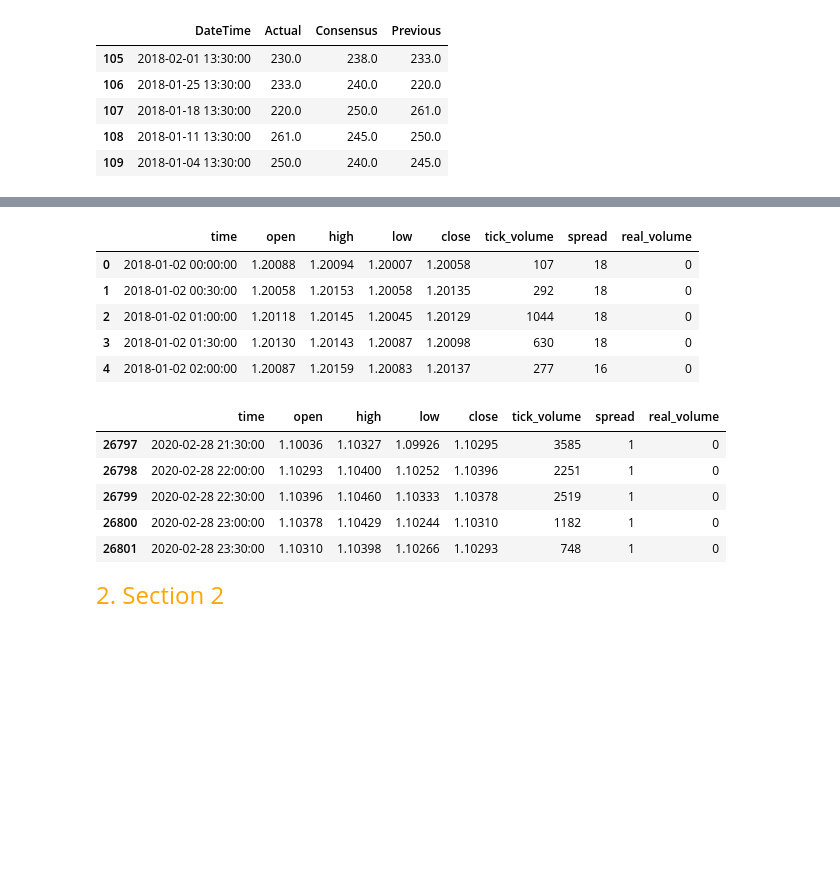
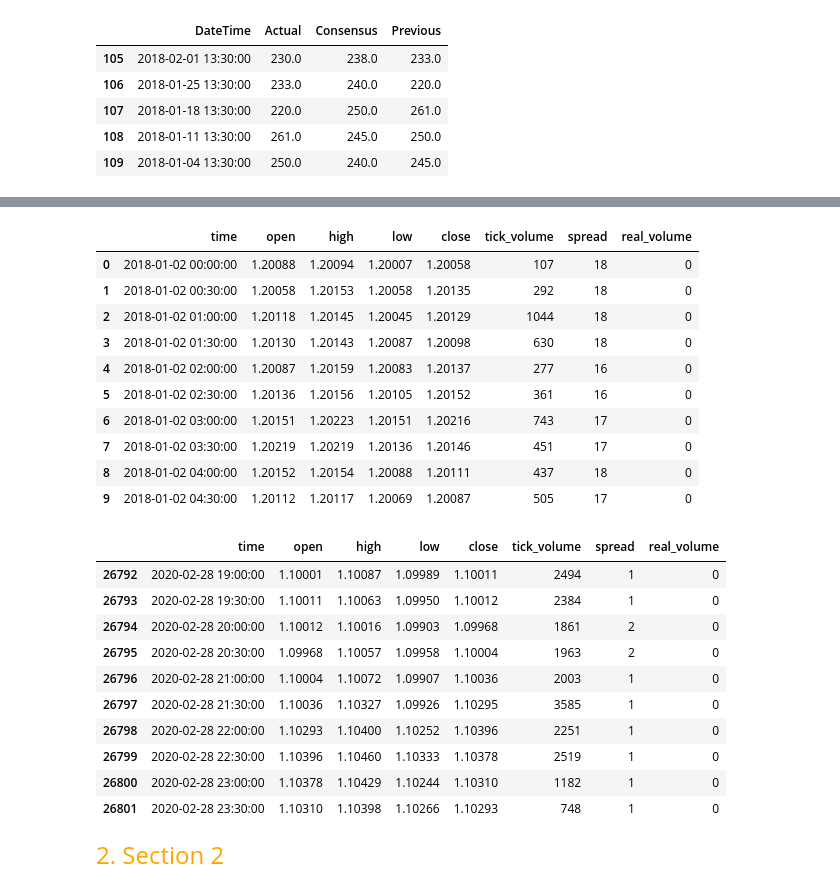
Before and after one commit to EstebanMqz/Initial_Jobless_Claims_Reports_on_EURUSD, a Jupyter notebook: notebook.ipynb, the cells around one changed output, grey strips where cells are left out. Saved outputs shown, nothing was run; the diff lists cells and outputs as text; code cells hidden in the pictures; blank space fills up the shorter version.

```diff
--- a/notebook.ipynb
+++ b/notebook.ipynb
@@ -172,18 +219,28 @@ fx_rate(pairs, account, pw)
 # %%
 pairs, account, pw = 'EURUSD', 64225494, 'movz2vvi'
 EURUSD = dt.fx_rate(pairs, account, pw)
-EURUSD.head()
+EURUSD.head(10)
 # %% [output]
 |  | time | open | high | low | close | tick_volume | spread | real_volume |
 | 0 | 2018-01-02 00:00:00 | 1.20088 | 1.20094 | 1.20007 | 1.20058 | 107 | 18 | 0 |
 | 1 | 2018-01-02 00:30:00 | 1.20058 | 1.20153 | 1.20058 | 1.20135 | 292 | 18 | 0 |
 | 2 | 2018-01-02 01:00:00 | 1.20118 | 1.20145 | 1.20045 | 1.20129 | 1044 | 18 | 0 |
 | 3 | 2018-01-02 01:30:00 | 1.20130 | 1.20143 | 1.20087 | 1.20098 | 630 | 18 | 0 |
 | 4 | 2018-01-02 02:00:00 | 1.20087 | 1.20159 | 1.20083 | 1.20137 | 277 | 16 | 0 |
+| 5 | 2018-01-02 02:30:00 | 1.20136 | 1.20156 | 1.20105 | 1.20152 | 361 | 16 | 0 |
+| 6 | 2018-01-02 03:00:00 | 1.20151 | 1.20223 | 1.20151 | 1.20216 | 743 | 17 | 0 |
+| 7 | 2018-01-02 03:30:00 | 1.20219 | 1.20219 | 1.20136 | 1.20146 | 451 | 17 | 0 |
+| 8 | 2018-01-02 04:00:00 | 1.20152 | 1.20154 | 1.20088 | 1.20111 | 437 | 18 | 0 |
+| 9 | 2018-01-02 04:30:00 | 1.20112 | 1.20117 | 1.20069 | 1.20087 | 505 | 17 | 0 |
 # %%
-EURUSD.tail()
+EURUSD.tail(10)
 # %% [output]
 |  | time | open | high | low | close | tick_volume | spread | real_volume |
+| 26792 | 2020-02-28 19:00:00 | 1.10001 | 1.10087 | 1.09989 | 1.10011 | 2494 | 1 | 0 |
+| 26793 | 2020-02-28 19:30:00 | 1.10011 | 1.10063 | 1.09950 | 1.10012 | 2384 | 1 | 0 |
+| 26794 | 2020-02-28 20:00:00 | 1.10012 | 1.10016 | 1.09903 | 1.09968 | 1861 | 2 | 0 |
+| 26795 | 2020-02-28 20:30:00 | 1.09968 | 1.10057 | 1.09958 | 1.10004 | 1963 | 2 | 0 |
+| 26796 | 2020-02-28 21:00:00 | 1.10004 | 1.10072 | 1.09907 | 1.10036 | 2003 | 1 | 0 |
 | 26797 | 2020-02-28 21:30:00 | 1.10036 | 1.10327 | 1.09926 | 1.10295 | 3585 | 1 | 0 |
 | 26798 | 2020-02-28 22:00:00 | 1.10293 | 1.10400 | 1.10252 | 1.10396 | 2251 | 1 | 0 |
 | 26799 | 2020-02-28 22:30:00 | 1.10396 | 1.10460 | 1.10333 | 1.10378 | 2519 | 1 | 0 |
```
Also changed, not shown: parts of 6 cells of this notebook, 1 other file.
